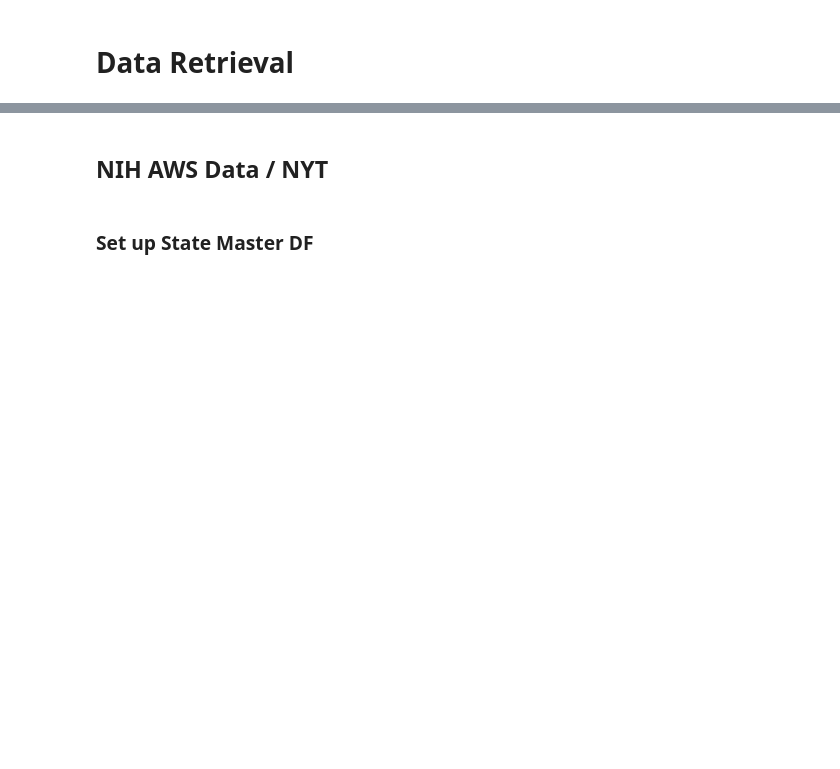
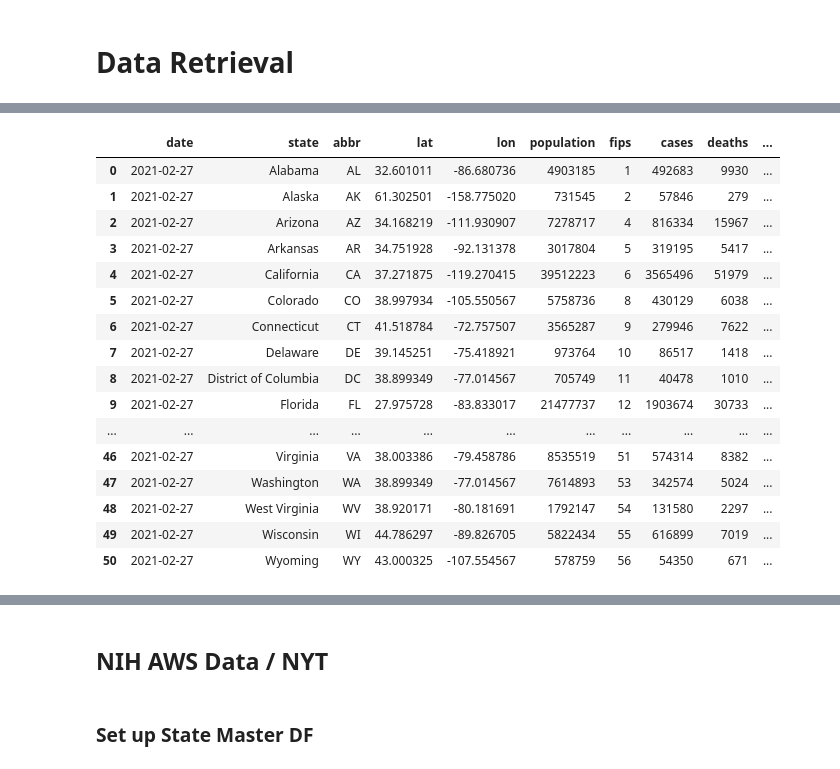
Before and after one commit to CCom20/covid-ml-application, a Jupyter notebook: notebooks/data_cleaning_notebook.ipynb, the cells around one changed output, grey strips where cells are left out. Saved outputs shown, nothing was run; the diff lists cells and outputs as text; code cells hidden in the pictures; blank space fills up the shorter version.

```diff
--- a/notebooks/data_cleaning_notebook.ipynb
+++ b/notebooks/data_cleaning_notebook.ipynb
@@ -115,0 +77,39 @@ state_info_df.head(10)
+# %%
+# Merge with Vaccination data, rename columns, focus data columns
+state_overview_master_df = pd.merge(state_overview_master_df, vaccines_df, how="inner", on="state")
+state_overview_master_df = state_overview_master_df.rename(columns={"Total Doses Administered by State where Administered": "total_doses_administered", "Doses Administered per 100k by State where Administered": "doses_administered_per_100k"})
+state_overview_master_df = state_overview_master_df[["date", "state", "abbr", "lat", "lon", "population", "fips", "cases", "deaths", "total_doses_administered", "doses_administered_per_100k"]]
+# %%
+# Add Empty Column for New Calculation
+state_overview_master_df["percent_vaccinated"] = ""
+# %%
+# Calcuation for percent vaccinated by state
+for index, row in state_overview_master_df.iterrows():
+    population = row["population"]
+    vaccinated = row["total_doses_administered"]
+    percent_vaccinated = round((vaccinated / population) * 100, 2)
+
+    state_overview_master_df.at[index, "percent_vaccinated"] = percent_vaccinated
+# %%
+# Convert percent vaccinated into a float
+state_overview_master_df = state_overview_master_df.astype({"percent_vaccinated": 'float64'})
+# %%
+state_overview_master_df
+# %% [output]
+|  | date | state | abbr | lat | lon | population | fips | cases | deaths | ... |
+| 0 | 2021-02-27 | Alabama | AL | 32.601011 | -86.680736 | 4903185 | 1 | 492683 | 9930 | ... |
+| 1 | 2021-02-27 | Alaska | AK | 61.302501 | -158.775020 | 731545 | 2 | 57846 | 279 | ... |
+| 2 | 2021-02-27 | Arizona | AZ | 34.168219 | -111.930907 | 7278717 | 4 | 816334 | 15967 | ... |
+| 3 | 2021-02-27 | Arkansas | AR | 34.751928 | -92.131378 | 3017804 | 5 | 319195 | 5417 | ... |
+| 4 | 2021-02-27 | California | CA | 37.271875 | -119.270415 | 39512223 | 6 | 3565496 | 51979 | ... |
+| 5 | 2021-02-27 | Colorado | CO | 38.997934 | -105.550567 | 5758736 | 8 | 430129 | 6038 | ... |
+| 6 | 2021-02-27 | Connecticut | CT | 41.518784 | -72.757507 | 3565287 | 9 | 279946 | 7622 | ... |
+| 7 | 2021-02-27 | Delaware | DE | 39.145251 | -75.418921 | 973764 | 10 | 86517 | 1418 | ... |
+| 8 | 2021-02-27 | District of Columbia | DC | 38.899349 | -77.014567 | 705749 | 11 | 40478 | 1010 | ... |
+| 9 | 2021-02-27 | Florida | FL | 27.975728 | -83.833017 | 21477737 | 12 | 1903674 | 30733 | ... |
+| ... | ... | ... | ... | ... | ... | ... | ... | ... | ... | ... |
+| 46 | 2021-02-27 | Virginia | VA | 38.003386 | -79.458786 | 8535519 | 51 | 574314 | 8382 | ... |
+| 47 | 2021-02-27 | Washington | WA | 38.899349 | -77.014567 | 7614893 | 53 | 342574 | 5024 | ... |
+| 48 | 2021-02-27 | West Virginia | WV | 38.920171 | -80.181691 | 1792147 | 54 | 131580 | 2297 | ... |
+| 49 | 2021-02-27 | Wisconsin | WI | 44.786297 | -89.826705 | 5822434 | 55 | 616899 | 7019 | ... |
+| 50 | 2021-02-27 | Wyoming | WY | 43.000325 | -107.554567 | 578759 | 56 | 54350 | 671 | ... |
```
Also changed, not shown: parts of 54 cells of this notebook, 1 other file.
